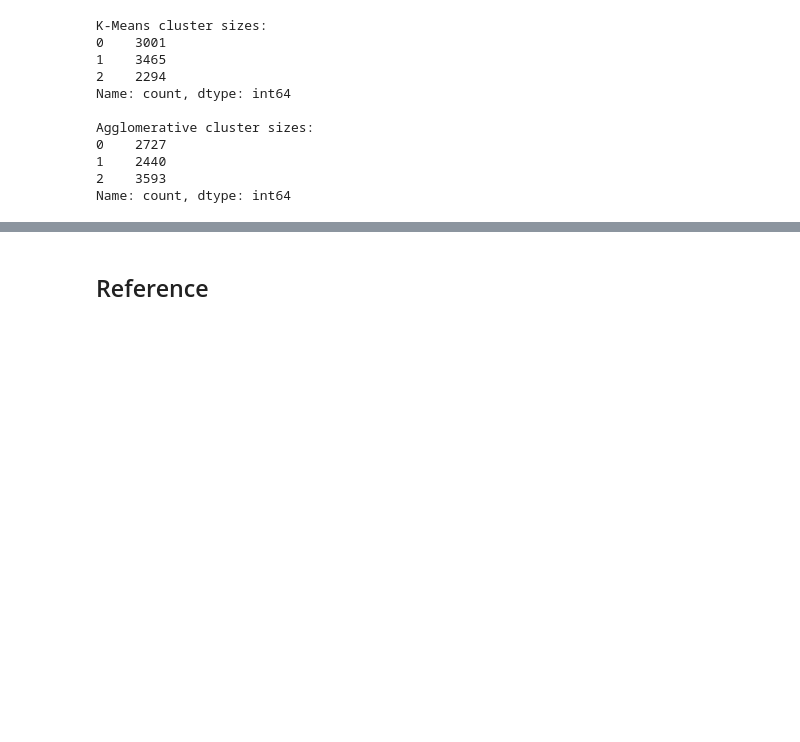
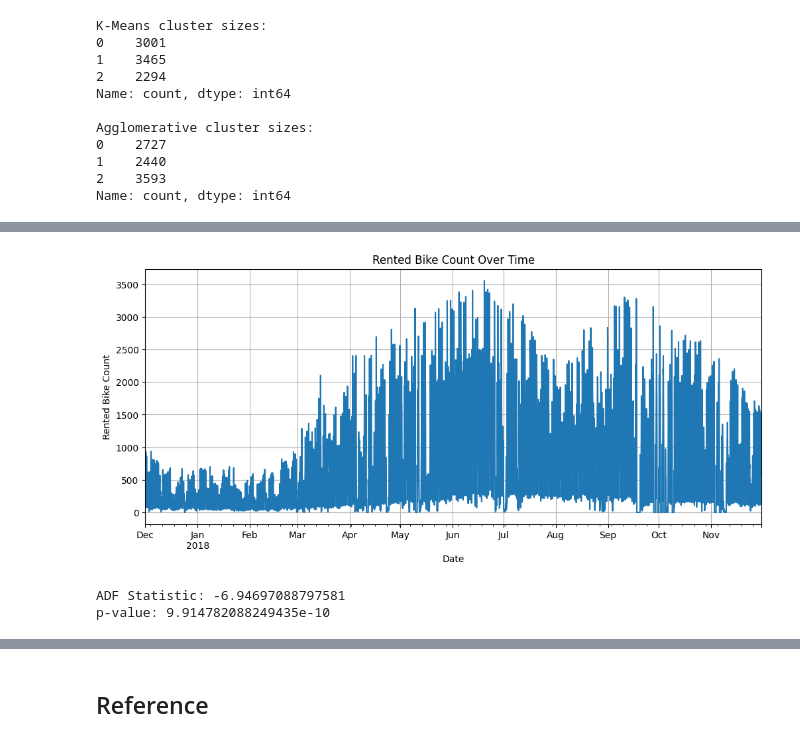
Before and after one commit to JheniferDamiski/CA1-Machine-Learning-for-Business-Git, a Jupyter notebook: Untitled.ipynb, the cells around one changed output, grey strips where cells are left out. Saved outputs shown, nothing was run; the diff lists cells and outputs as text; code cells hidden in the pictures; blank space fills up the shorter version.

```diff
--- a/Untitled.ipynb
+++ b/Untitled.ipynb
@@ -383,0 +388,10 @@ Based on the cluster sizes, the evaluation scores and the plots, K-Means was the
+# %%
+df = df.reset_index(drop=True)
+
+df["Datetime"] = df["Date"] + pd.to_timedelta(df["Hour"], unit="h")
+
+df = df.sort_values("Datetime")
+
+df = df.set_index("Datetime")
+
+df.head()
@@ -383,0 +406,22 @@ Based on the cluster sizes, the evaluation scores and the plots, K-Means was the
+# %%
+plt.figure(figsize=(12, 5))
+
+df["Rented Bike Count"].plot()
+
+plt.title("Rented Bike Count Over Time")
+plt.xlabel("Date")
+plt.ylabel("Rented Bike Count")
+plt.grid(True)
+plt.show()
+# %% [output]
+[figure, added]
+# %%
+from statsmodels.tsa.stattools import adfuller
+
+adf_result = adfuller(df["Rented Bike Count"])
+
+print(f"ADF Statistic: {adf_result[0]}")
+print(f"p-value: {adf_result[1]}")
+# %% [output]
+ADF Statistic: -6.94697088797581
+p-value: 9.914782088249435e-10
```
Also changed, not shown: parts of 10 cells of this notebook.
